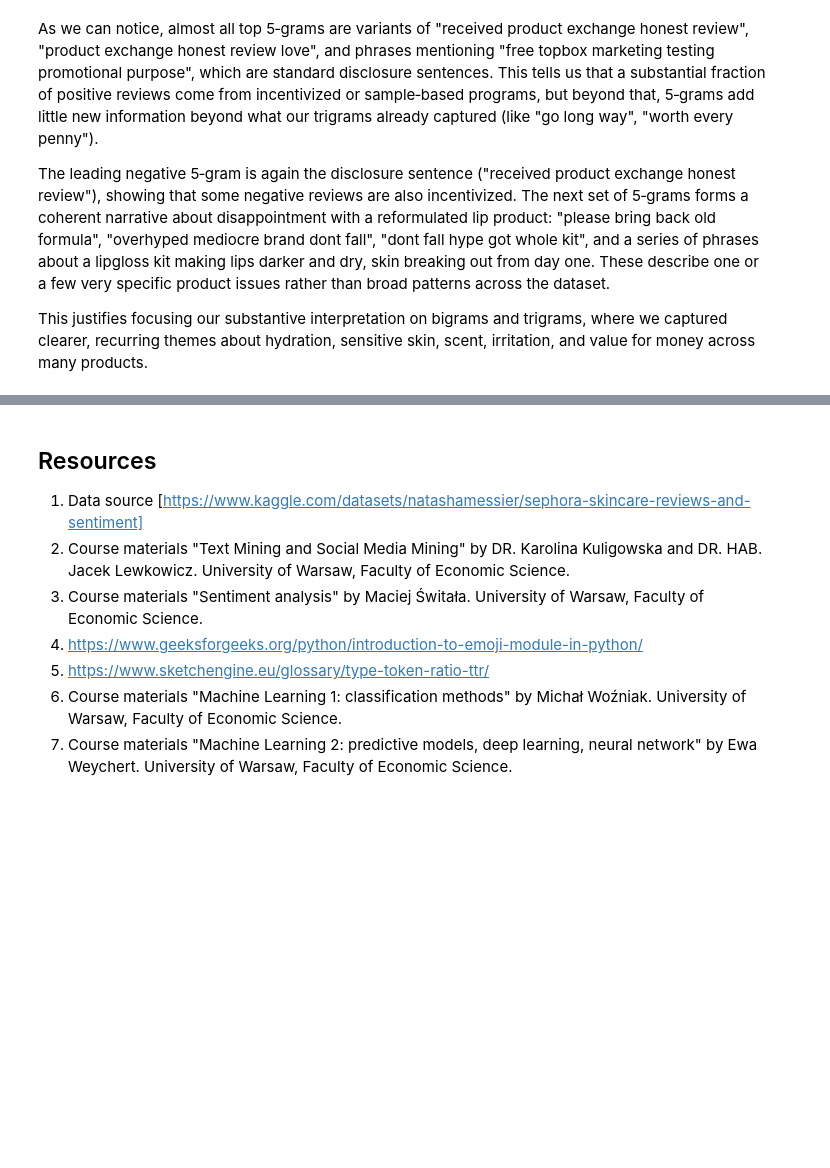
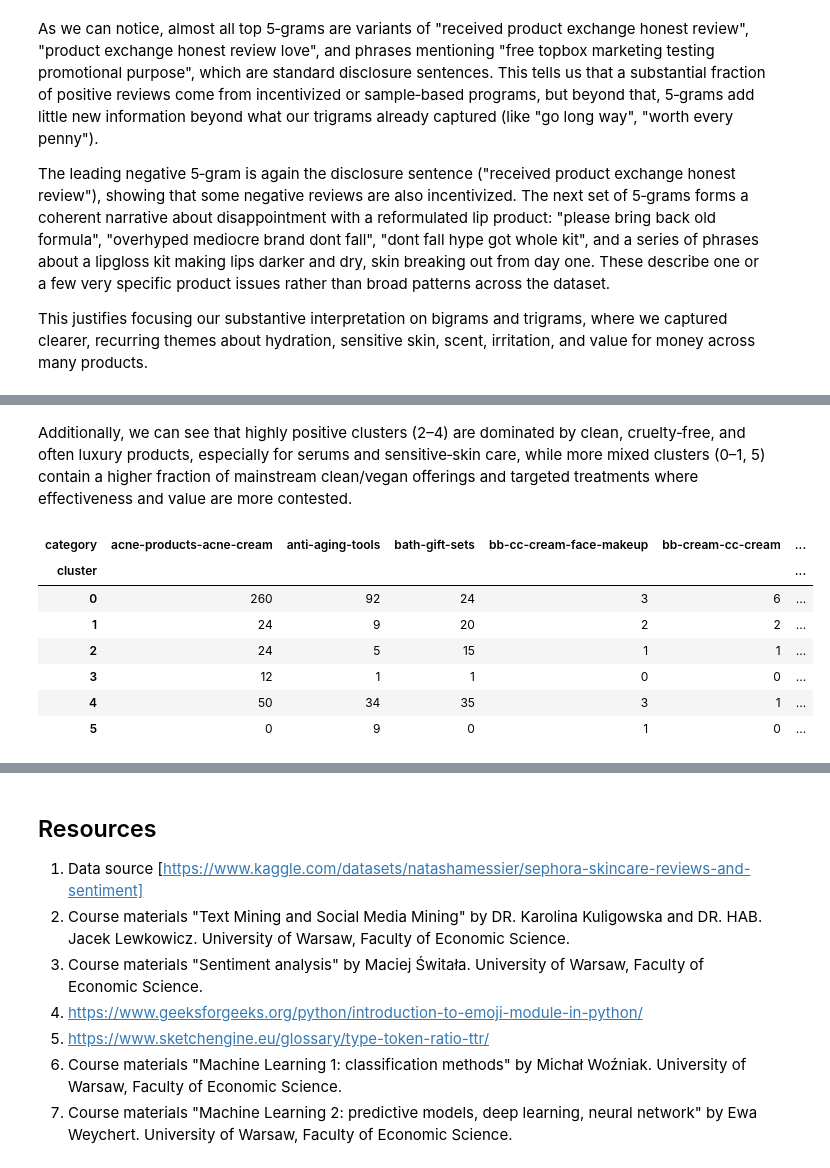
Before and after one commit to Weronikaa2001/Text-Mining-and-Social-Media-Mining-Sephora-Skincare-Reviews, a Jupyter notebook: Martyniuk_Madro_Sephora_Project.ipynb, the cells around one changed output, grey strips where cells are left out. Drawn from its saved outputs; the diff is of its cells as text; code cells hidden in the pictures; blank space fills up the shorter version.

```diff
--- a/Martyniuk_Madro_Sephora_Project.ipynb
+++ b/Martyniuk_Madro_Sephora_Project.ipynb
@@ -1015,0 +1062,11 @@ This justifies focusing our substantive interpretation on bigrams and trigrams,
+# %%
+k = 6  # set based on elbow plot
+kmeans = MiniBatchKMeans(
+    n_clusters=k,
+    random_state=42,
+    batch_size=2048,
+    n_init=20
+)
+clusters = kmeans.fit_predict(X_tfidf)
+
+df_cluster['cluster'] = clusters
@@ -1015,0 +1150,13 @@ This justifies focusing our substantive interpretation on bigrams and trigrams,
+# %% [markdown]
+Additionally, we can see that highly positive clusters (2–4) are dominated by clean, cruelty‑free, and often luxury products, especially for serums and sensitive‑skin care, while more mixed clusters (0–1, 5) contain a higher fraction of mainstream clean/vegan offerings and targeted treatments where effectiveness and value are more contested.
+# %%
+pd.crosstab(df_cluster['cluster'], df_cluster['category'])
+# %% [output]
+| category | acne-products-acne-cream | anti-aging-tools | bath-gift-sets | bb-cc-cream-face-makeup | bb-cream-cc-cream | ... |
+| cluster |  |  |  |  |  | ... |
+| 0 | 260 | 92 | 24 | 3 | 6 | ... |
+| 1 | 24 | 9 | 20 | 2 | 2 | ... |
+| 2 | 24 | 5 | 15 | 1 | 1 | ... |
+| 3 | 12 | 1 | 1 | 0 | 0 | ... |
+| 4 | 50 | 34 | 35 | 3 | 1 | ... |
+| 5 | 0 | 9 | 0 | 1 | 0 | ... |
```
Also changed, not shown: parts of 17 cells of this notebook.
